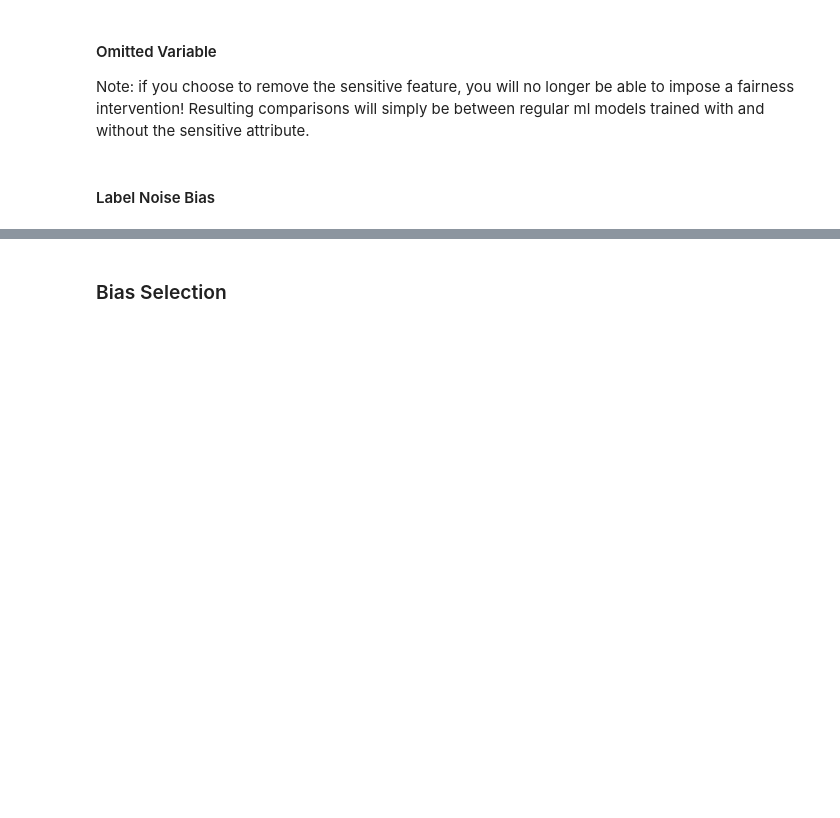
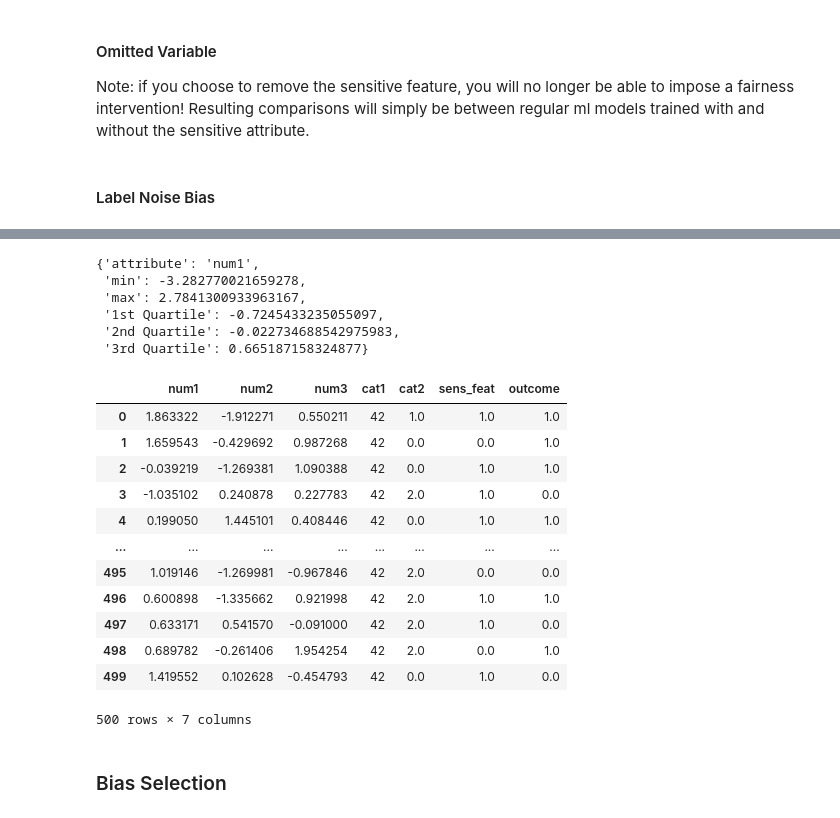
Before and after one commit to mnagired/fairness-sandbox, a Jupyter notebook: sandbox.ipynb, the cells around one changed output, grey strips where cells are left out. Cells and saved outputs as stored; diff of their text form; code cells hidden in the pictures; blank space fills up the shorter version.

Commit message:
added helper for measurement bias

```diff
--- a/sandbox.ipynb
+++ b/sandbox.ipynb
@@ -588,0 +608,65 @@ def label_noise(df, label_noise):
+# %%
+get_summary_num(df_train, 'num1')
+# %% [output]
+{'attribute': 'num1',
+ 'min': -3.282770021659278,
+ 'max': 2.7841300933963167,
+ '1st Quartile': -0.7245433235055097,
+ '2nd Quartile': -0.022734688542975983,
+ '3rd Quartile': 0.665187158324877}
+# %%
+def total_measurement(df, feature, feature_type, noise_dist, subgroups):
+    return 42
+
+def subgroup_measurement(df, feature, feature_type, noise_dist, subgroups):
+    return 43
+
+
+
+'''
+
+feature: must be a column in the dataframe
+feature_type: numerical or categorical
+noise_dist: distribution function from np.random library
+    e.g. np.random.beta, np.random.logistic, etc.
+noise_type: 0 if noise applied to entire attribute,
+            1 if noise applied to subgroups
+subgroups: subgroups for feature
+    if feature_type == numerical:
+        subgroups[i] is a range of values (x, y) for subgroup i
+    if feature_type == categorical:
+        subgroups[i] is a single numerical value for subgroup i
+            (refer to OHE if needed)
+
+'''
+def measurement(df, feature, feature_type, noise_dist = np.random.normal,
+                noise_type = 0, subgroups = []):
+
+    assert noise_type in [0,1], "noise_type must be 0 or 1, see comments!"
+    assert feature in list(df.columns), "feature must be a column in the dataframe!"
+
+    df_bias = df.copy()
+
+    if noise_type == 0:
+        df_bias[feature] = total_measurement(df_bias, feature, feature_type, noise_dist, subgroups)
+    else:
+        df_bias[feature] = subgroup_measurement(df_bias, feature, feature_type, noise_dist, subgroups)
+
+
+    return df_bias
+# %%
+measurement(df_train, 'cat1', 'categorical', np.random.normal, 0, [1, 0])
+# %% [output]
+|  | num1 | num2 | num3 | cat1 | cat2 | sens_feat | outcome |
+| 0 | 1.863322 | -1.912271 | 0.550211 | 42 | 1.0 | 1.0 | 1.0 |
+| 1 | 1.659543 | -0.429692 | 0.987268 | 42 | 0.0 | 0.0 | 1.0 |
+| 2 | -0.039219 | -1.269381 | 1.090388 | 42 | 0.0 | 1.0 | 1.0 |
+| 3 | -1.035102 | 0.240878 | 0.227783 | 42 | 2.0 | 1.0 | 0.0 |
+| 4 | 0.199050 | 1.445101 | 0.408446 | 42 | 0.0 | 1.0 | 1.0 |
+| ... | ... | ... | ... | ... | ... | ... | ... |
+| 495 | 1.019146 | -1.269981 | -0.967846 | 42 | 2.0 | 0.0 | 0.0 |
+| 496 | 0.600898 | -1.335662 | 0.921998 | 42 | 2.0 | 1.0 | 1.0 |
+| 497 | 0.633171 | 0.541570 | -0.091000 | 42 | 2.0 | 1.0 | 0.0 |
+| 498 | 0.689782 | -0.261406 | 1.954254 | 42 | 2.0 | 0.0 | 1.0 |
+| 499 | 1.419552 | 0.102628 | -0.454793 | 42 | 0.0 | 1.0 | 0.0 |
+500 rows × 7 columns
```
Also changed, not shown: parts of 9 cells of this notebook, 1 other file.
